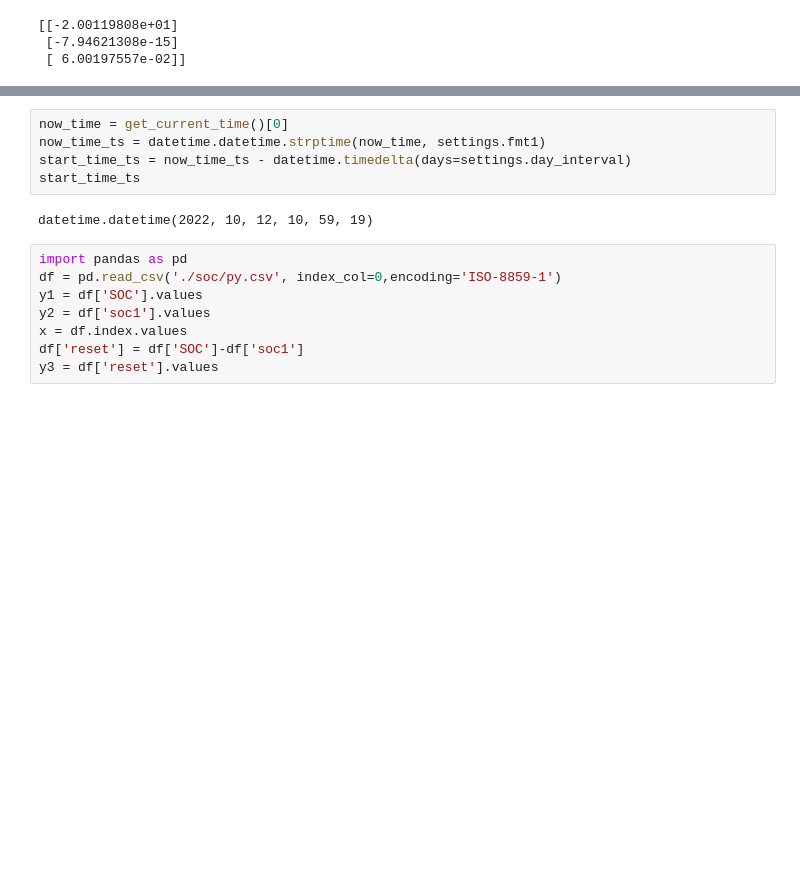
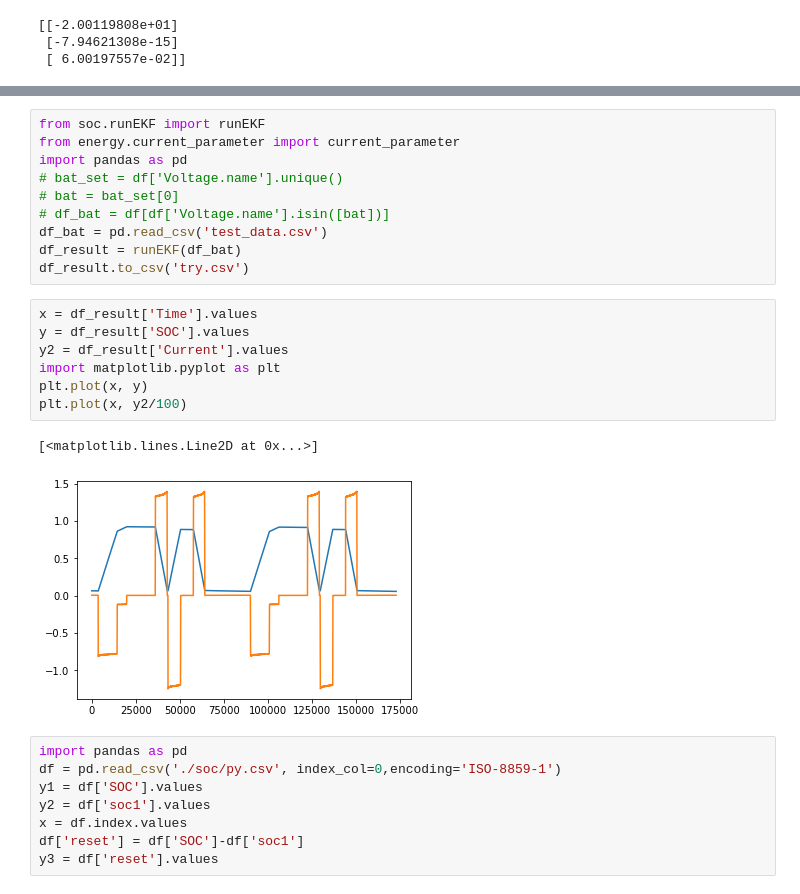
Before and after one commit to Yu-Qing-Zheng/Auto-detection-for-batteries-in-storage-systems, a Jupyter notebook: try.ipynb, the cells around one changed output, grey strips where cells are left out. Drawn from its saved outputs; the diff is of its cells as text; blank space fills up the shorter version.

```diff
--- a/try.ipynb
+++ b/try.ipynb
@@ -593,10 +539,23 @@ ValueError: hour must be in 0..23
-# %%
-now_time = get_current_time()[0]
-now_time_ts = datetime.datetime.strptime(now_time, settings.fmt1)
-start_time_ts = now_time_ts - datetime.timedelta(days=settings.day_interval)
-start_time_ts
-# %% [output]
-datetime.datetime(2022, 10, 12, 10, 59, 19)
+# %%
+from soc.runEKF import runEKF
+from energy.current_parameter import current_parameter
+import pandas as pd
+# bat_set = df['Voltage.name'].unique()
+# bat = bat_set[0]
+# df_bat = df[df['Voltage.name'].isin([bat])]
+df_bat = pd.read_csv('test_data.csv')
+df_result = runEKF(df_bat)
+df_result.to_csv('try.csv')
+# %%
+x = df_result['Time'].values
+y = df_result['SOC'].values
+y2 = df_result['Current'].values
+import matplotlib.pyplot as plt
+plt.plot(x, y)
+plt.plot(x, y2/100)
+# %% [output]
+[<matplotlib.lines.Line2D at 0x...>]
+[figure, added]
 # %%
 import pandas as pd
 df = pd.read_csv('./soc/py.csv', index_col=0,encoding='ISO-8859-1')
```
Also changed, not shown: parts of 3 cells of this notebook, 7 other files.
